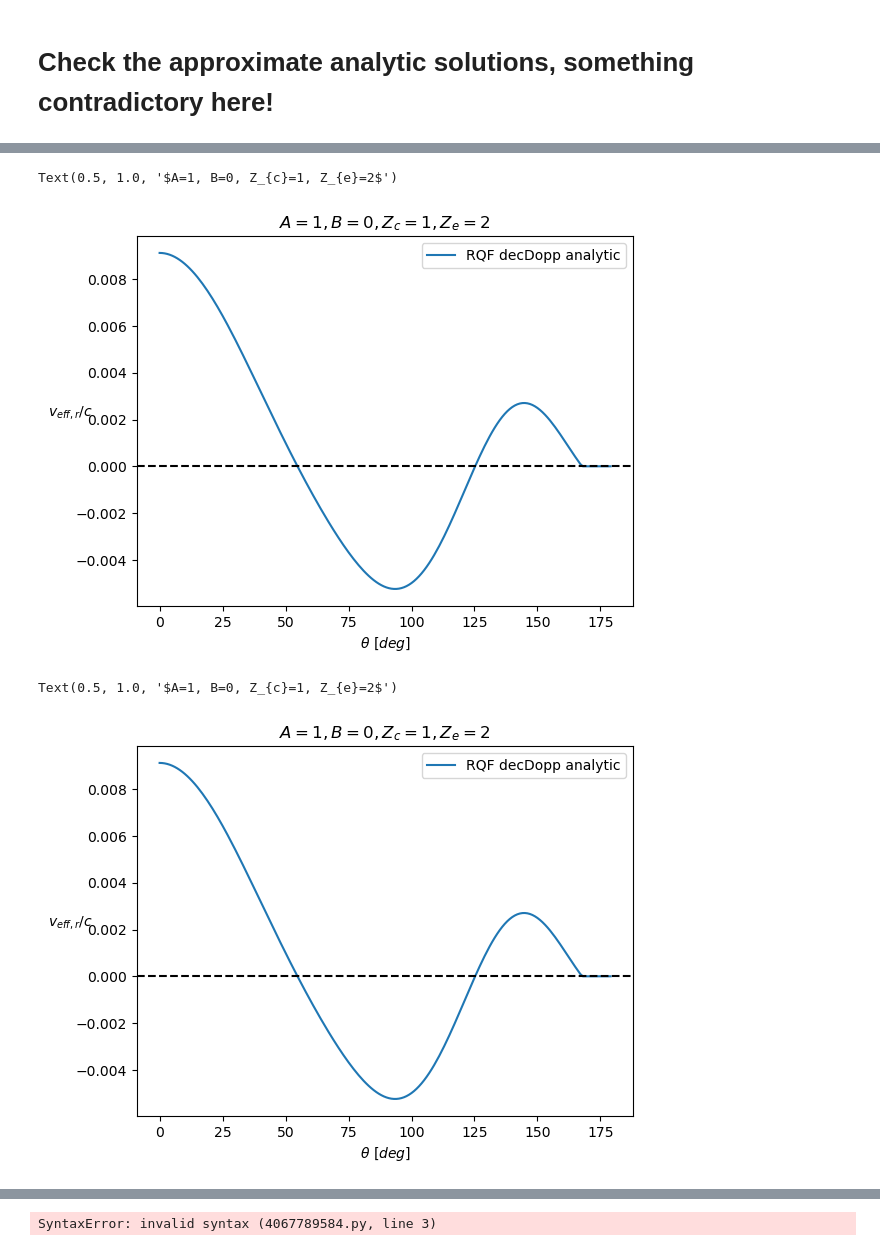
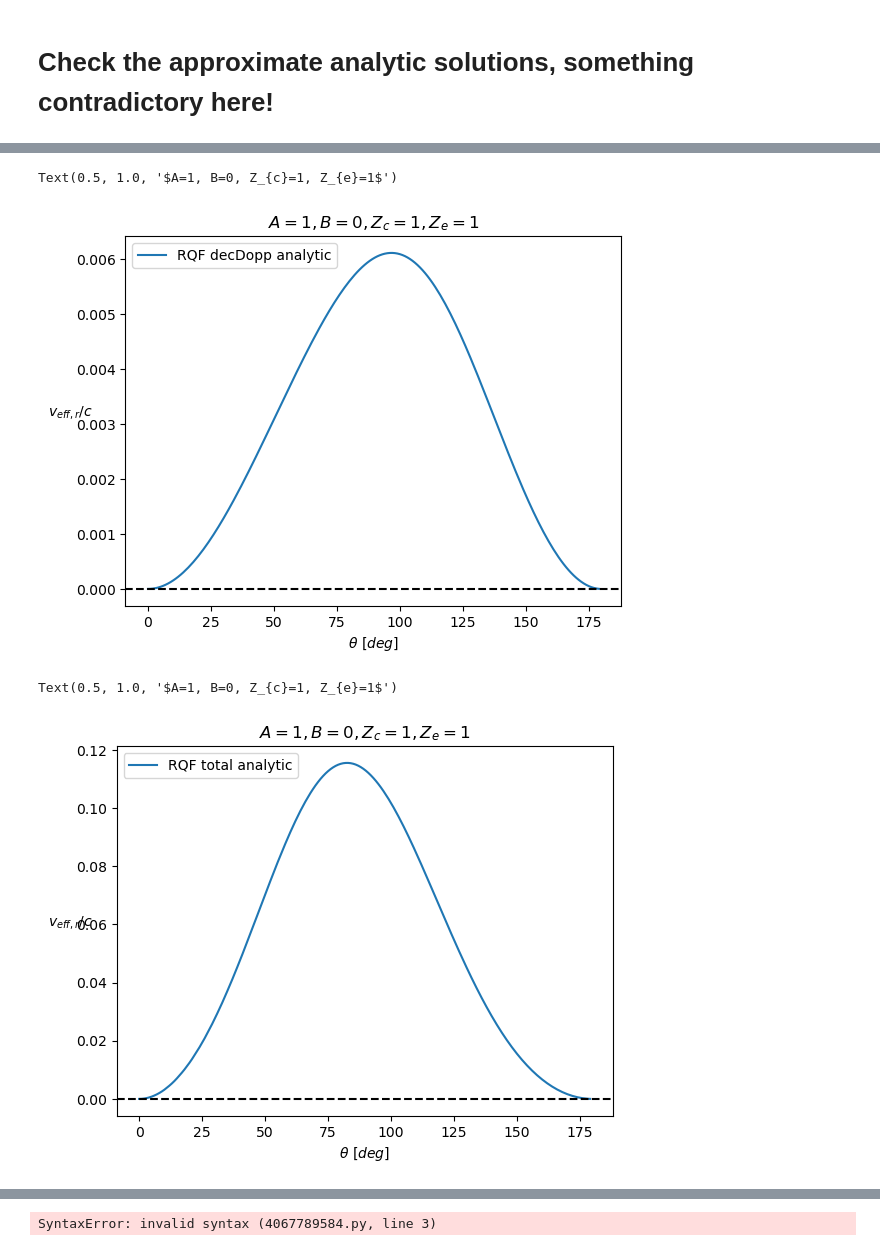
Before and after one commit to catketchup/ReCCO, a Jupyter notebook: code/Pylian_test.ipynb, the cells around one changed output, grey strips where cells are left out. Cells and saved outputs as stored; diff of their text form; code cells hidden in the pictures.

```diff
--- a/code/Pylian_test.ipynb
+++ b/code/Pylian_test.ipynb
@@ -208,6 +208,9 @@ z_c = 1
 x_c = remote_spectra.chifromz(z_c) #Mpc
 r_H = param.r_H #Mpc
 
+Z_e = 1
+a_e = 1/(1+Z_e)
+
 if 1:
     print(A)
     print(B)
@@ -318,8 +321,6 @@ if 0:
 # %% [markdown]
 # Choose the Ze of remote dipole field
 # %%
-Z_e = 2
-a_e = 1/(1+Z_e)
 # sampling k modes
 ks = kszpsz_config.kaux #1/Mpc
 ks = np.linspace(1e-6, 4e-2, 1000)
@@ -1045,28 +1046,28 @@ plt.plot(theta_e_deg, BC.Approx_RQF_decDopp(theta_e), label='RQF decDopp analyti
 
 plt.xlabel(r'$\theta\ [deg]$')
 plt.ylabel(r'$v_{eff, r}/c$', rotation=0)
-plt.legend()
+plt.legend(loc='upper left')
 plt.axhline(y=0, c='k', linestyle='--')
 plt.title(r'$A=%s, B=%s, Z_{c}=%s, Z_{e}=%s$'%(A, B, z_c, Z_e))
 # %% [output]
-Text(0.5, 1.0, '$A=1, B=0, Z_{c}=1, Z_{e}=2$')
+Text(0.5, 1.0, '$A=1, B=0, Z_{c}=1, Z_{e}=1$')
-[figure, old version]
+[figure, new version]
 # %%
 import bubble_collision as bc
 importlib.reload(bc)
 
 BC = bc.BubbleCollision_Veff(A, B, z_c, Z_e, Omega_b, Omega_c, w, wa, Omega_K, h)
 
-plt.plot(theta_e_deg, BC.Approx_RQF_decDopp(theta_e), label='RQF decDopp analytic')
+plt.plot(theta_e_deg, BC.Approx_RQF(theta_e), label='RQF total analytic')
 
 plt.xlabel(r'$\theta\ [deg]$')
 plt.ylabel(r'$v_{eff, r}/c$', rotation=0)
-plt.legend()
+plt.legend(loc='upper left')
 plt.axhline(y=0, c='k', linestyle='--')
 plt.title(r'$A=%s, B=%s, Z_{c}=%s, Z_{e}=%s$'%(A, B, z_c, Z_e))
 # %% [output]
-Text(0.5, 1.0, '$A=1, B=0, Z_{c}=1, Z_{e}=2$')
+Text(0.5, 1.0, '$A=1, B=0, Z_{c}=1, Z_{e}=1$')
-[figure, old version]
+[figure, new version]
 # %%
 Vlm_eff_radial_chi = hp.map2alm(V_eff_radial_chi)
 Vlm_eff_SW_radial_chi = hp.map2alm(V_eff_SW_radial_chi)
```
Also changed, not shown: parts of 20 cells of this notebook, 2 other files.
